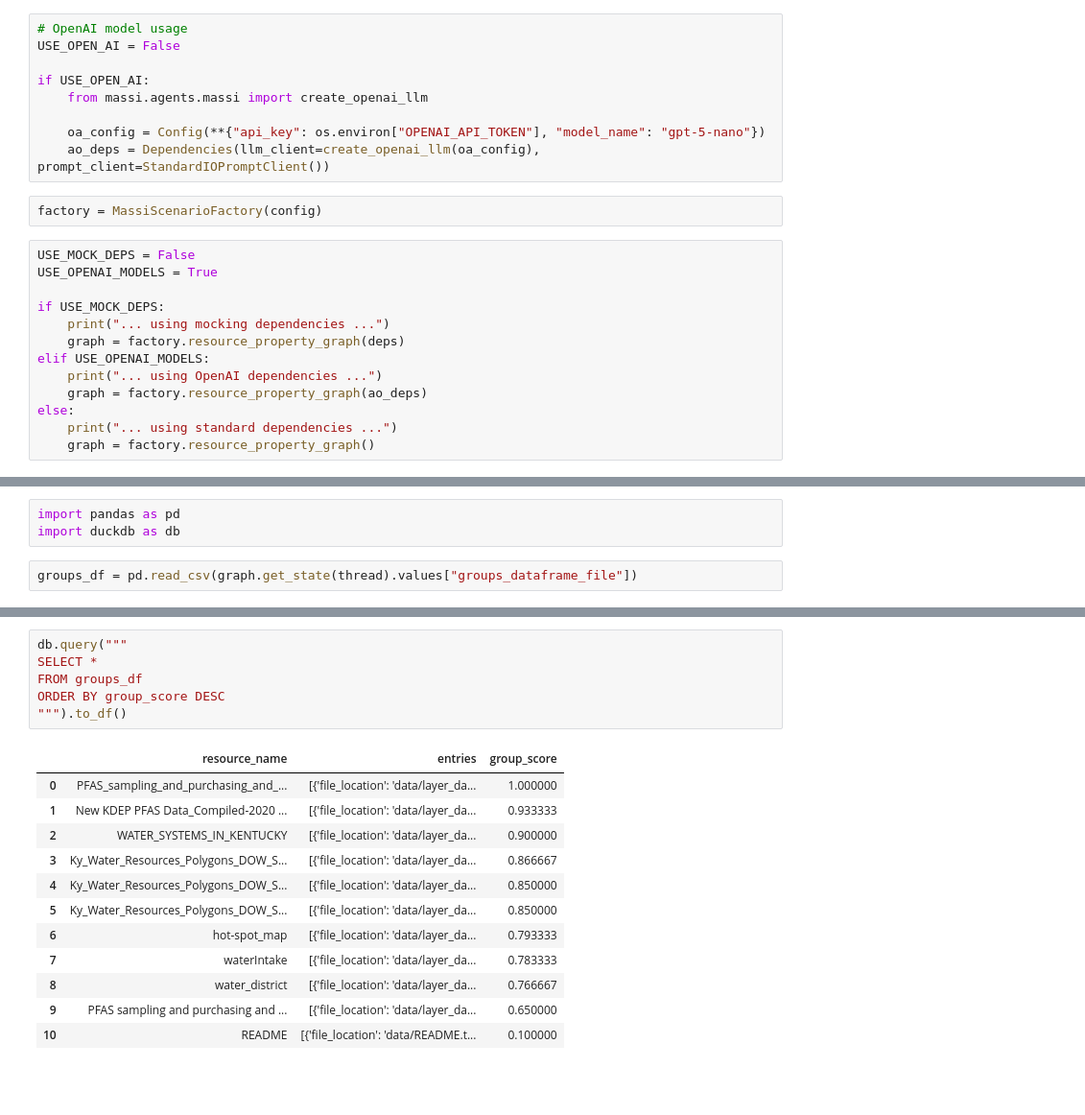
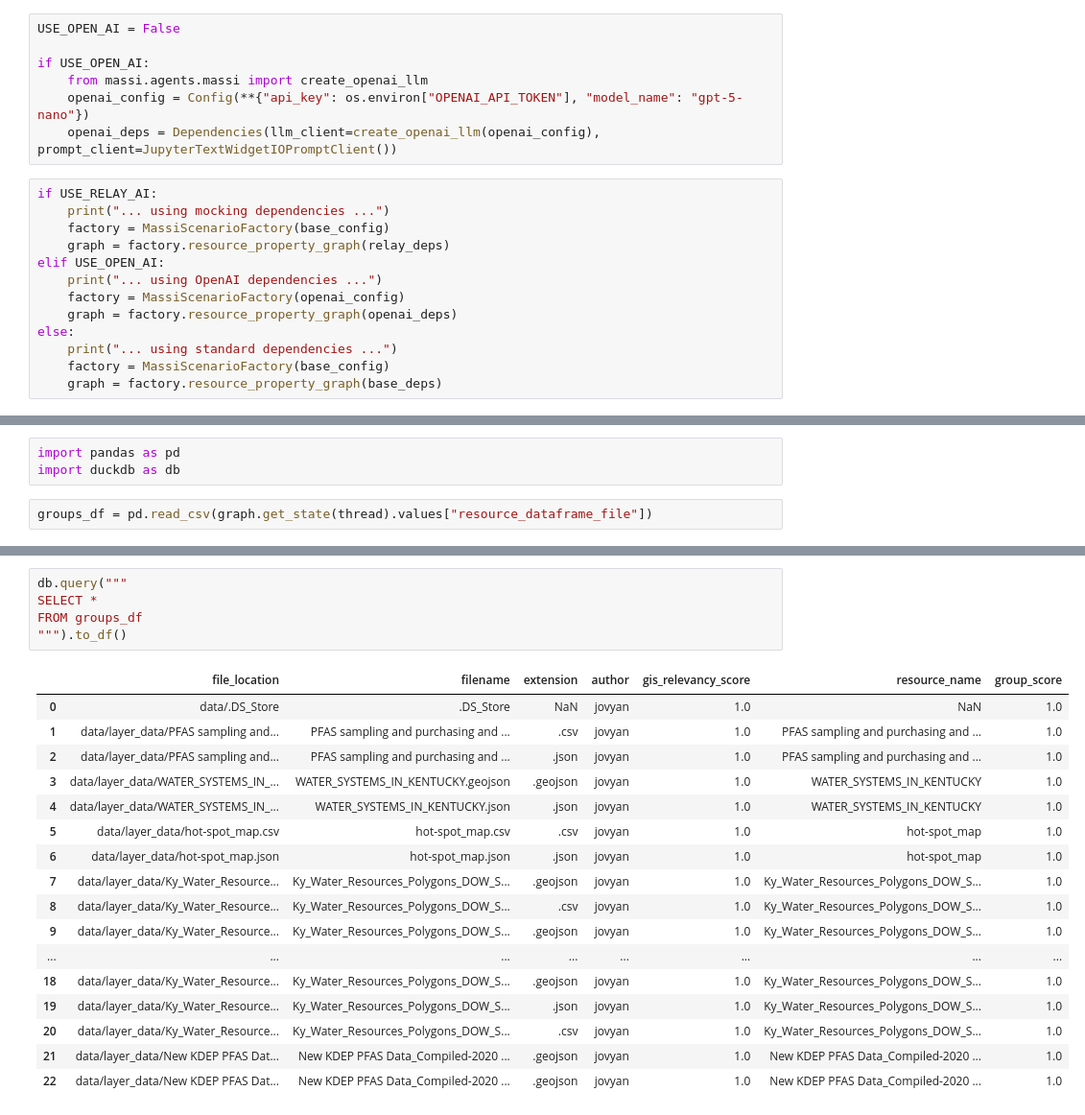
Before and after one commit to mitja-o/metadata-assistant, a Jupyter notebook: _demo/uc2-massi_demo--resource_inference.ipynb, the cells around one changed output, grey strips where cells are left out. Shown at 96% size. Cells and saved outputs as stored; diff of their text form; blank space fills up the shorter version.

```diff
--- a/_demo/uc2-massi_demo--resource_inference.ipynb
+++ b/_demo/uc2-massi_demo--resource_inference.ipynb
@@ -53,25 +61,21 @@ deps = Dependencies(llm_client=RelayChatModel(), prompt_client=StandardIOPromptC
 # %%
-# OpenAI model usage
 USE_OPEN_AI = False
 
 if USE_OPEN_AI:
     from massi.agents.massi import create_openai_llm
-
-    oa_config = Config(**{"api_key": os.environ["OPENAI_API_TOKEN"], "model_name": "gpt-5-nano"})
-    ao_deps = Dependencies(llm_client=create_openai_llm(oa_config), prompt_client=StandardIOPromptClient())
+    openai_config = Config(**{"api_key": os.environ["OPENAI_API_TOKEN"], "model_name": "gpt-5-nano"})
+    openai_deps = Dependencies(llm_client=create_openai_llm(openai_config), prompt_client=JupyterTextWidgetIOPromptClient())
-# %%
-factory = MassiScenarioFactory(config)
 # %%
-USE_MOCK_DEPS = False
-USE_OPENAI_MODELS = True
-
-if USE_MOCK_DEPS:
+if USE_RELAY_AI:
     print("... using mocking dependencies ...")
-    graph = factory.resource_property_graph(deps)
-elif USE_OPENAI_MODELS:
+    factory = MassiScenarioFactory(base_config)
+    graph = factory.resource_property_graph(relay_deps)
+elif USE_OPEN_AI:
     print("... using OpenAI dependencies ...")
-    graph = factory.resource_property_graph(ao_deps)
+    factory = MassiScenarioFactory(openai_config)
+    graph = factory.resource_property_graph(openai_deps)
 else:
     print("... using standard dependencies ...")
-    graph = factory.resource_property_graph()
+    factory = MassiScenarioFactory(base_config)
+    graph = factory.resource_property_graph(base_deps)
 # %% [output]
@@ -206,4 +269,4 @@ graph.get_state(thread).values["groups_dataframe_file"]
 import pandas as pd
 import duckdb as db
 # %%
-groups_df = pd.read_csv(graph.get_state(thread).values["groups_dataframe_file"])
+groups_df = pd.read_csv(graph.get_state(thread).values["resource_dataframe_file"])
@@ -210,19 +291,23 @@ groups_df = pd.read_csv(graph.get_state(thread).values["groups_dataframe_file"])
 # %%
 db.query("""
 SELECT *
 FROM groups_df
-ORDER BY group_score DESC
 """).to_df()
 # %% [output]
-|  | resource_name | entries | group_score |
-| 0 | PFAS_sampling_and_purchasing_and_... | [{'file_location': 'data/layer_da... | 1.000000 |
-| 1 | New KDEP PFAS Data_Compiled-2020 ... | [{'file_location': 'data/layer_da... | 0.933333 |
-| 2 | WATER_SYSTEMS_IN_KENTUCKY | [{'file_location': 'data/layer_da... | 0.900000 |
-| 3 | Ky_Water_Resources_Polygons_DOW_S... | [{'file_location': 'data/layer_da... | 0.866667 |
-| 4 | Ky_Water_Resources_Polygons_DOW_S... | [{'file_location': 'data/layer_da... | 0.850000 |
-| 5 | Ky_Water_Resources_Polygons_DOW_S... | [{'file_location': 'data/layer_da... | 0.850000 |
-| 6 | hot-spot_map | [{'file_location': 'data/layer_da... | 0.793333 |
-| 7 | waterIntake | [{'file_location': 'data/layer_da... | 0.783333 |
-| 8 | water_district | [{'file_location': 'data/layer_da... | 0.766667 |
-| 9 | PFAS sampling and purchasing and ... | [{'file_location': 'data/layer_da... | 0.650000 |
-| 10 | README | [{'file_location': 'data/README.t... | 0.100000 |
+|  | file_location | filename | extension | author | gis_relevancy_score | resource_name | group_score |
+| 0 | data/.DS_Store | .DS_Store | NaN | jovyan | 1.0 | NaN | 1.0 |
+| 1 | data/layer_data/PFAS sampling and... | PFAS sampling and purchasing and ... | .csv | jovyan | 1.0 | PFAS sampling and purchasing and ... | 1.0 |
+| 2 | data/layer_data/PFAS sampling and... | PFAS sampling and purchasing and ... | .json | jovyan | 1.0 | PFAS sampling and purchasing and ... | 1.0 |
+| 3 | data/layer_data/WATER_SYSTEMS_IN_... | WATER_SYSTEMS_IN_KENTUCKY.geojson | .geojson | jovyan | 1.0 | WATER_SYSTEMS_IN_KENTUCKY | 1.0 |
+| 4 | data/layer_data/WATER_SYSTEMS_IN_... | WATER_SYSTEMS_IN_KENTUCKY.json | .json | jovyan | 1.0 | WATER_SYSTEMS_IN_KENTUCKY | 1.0 |
+| 5 | data/layer_data/hot-spot_map.csv | hot-spot_map.csv | .csv | jovyan | 1.0 | hot-spot_map | 1.0 |
+| 6 | data/layer_data/hot-spot_map.json | hot-spot_map.json | .json | jovyan | 1.0 | hot-spot_map | 1.0 |
+| 7 | data/layer_data/Ky_Water_Resource... | Ky_Water_Resources_Polygons_DOW_S... | .geojson | jovyan | 1.0 | Ky_Water_Resources_Polygons_DOW_S... | 1.0 |
+| 8 | data/layer_data/Ky_Water_Resource... | Ky_Water_Resources_Polygons_DOW_S... | .csv | jovyan | 1.0 | Ky_Water_Resources_Polygons_DOW_S... | 1.0 |
+| 9 | data/layer_data/Ky_Water_Resource... | Ky_Water_Resources_Polygons_DOW_S... | .geojson | jovyan | 1.0 | Ky_Water_Resources_Polygons_DOW_S... | 1.0 |
+| ... | ... | ... | ... | ... | ... | ... | ... |
+| 18 | data/layer_data/Ky_Water_Resource... | Ky_Water_Resources_Polygons_DOW_S... | .geojson | jovyan | 1.0 | Ky_Water_Resources_Polygons_DOW_S... | 1.0 |
+| 19 | data/layer_data/Ky_Water_Resource... | Ky_Water_Resources_Polygons_DOW_S... | .json | jovyan | 1.0 | Ky_Water_Resources_Polygons_DOW_S... | 1.0 |
+| 20 | data/layer_data/Ky_Water_Resource... | Ky_Water_Resources_Polygons_DOW_S... | .csv | jovyan | 1.0 | Ky_Water_Resources_Polygons_DOW_S... | 1.0 |
+| 21 | data/layer_data/New KDEP PFAS Dat... | New KDEP PFAS Data_Compiled-2020 ... | .geojson | jovyan | 1.0 | New KDEP PFAS Data_Compiled-2020 ... | 1.0 |
+| 22 | data/layer_data/New KDEP PFAS Dat... | New KDEP PFAS Data_Compiled-2020 ... | .geojson | jovyan | 1.0 | New KDEP PFAS Data_Compiled-2020 ... | 1.0 |
```
Also changed, not shown: parts of 13 cells of this notebook, 7 other files.
